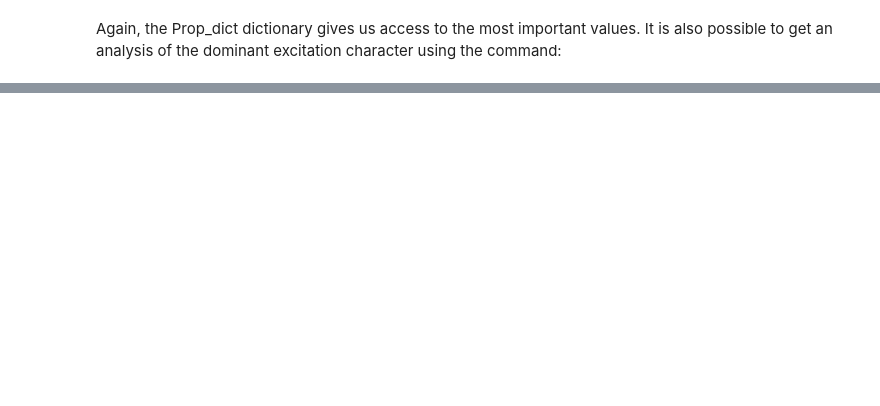
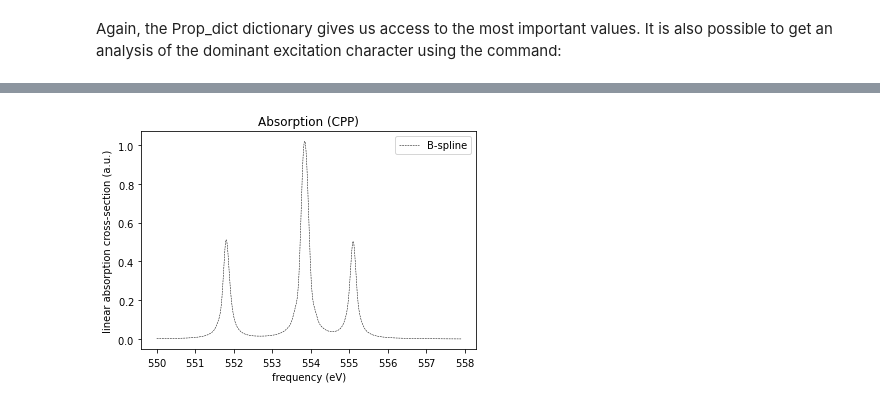
Before and after one commit to multipsi/manual, a Jupyter notebook: docs/properties.ipynb, the cells around one changed output, grey strips where cells are left out. Drawn from its saved outputs; the diff is of its cells as text; code cells hidden in the pictures; blank space fills up the shorter version.

```diff
--- a/docs/properties.ipynb
+++ b/docs/properties.ipynb
@@ -259,0 +266,6 @@ Note that the Tamm-Dancoff approximation is also available (using the property "
+# %%
+# Oxygen K-edge spectrum of furan
+cpp = mtp.Mclr_CPPsolver()
+cpp.set_damping(0.1) # Damping term in eV
+cpp.set_frequency_range(550,558,step_size = 0.1) # uniform frequency distribution between 550 and 558 eV with 0.1 eV grid
+Prop_dict = cpp.compute(molecule,basis,mcscfdrv)
@@ -259,0 +290,4 @@ Note that the Tamm-Dancoff approximation is also available (using the property "
+# %%
+cpp.produce_plot(show_plot = True,save_plot = False)
+# %% [output]
+[figure, added]
```
Also changed, not shown: parts of 9 cells of this notebook.
